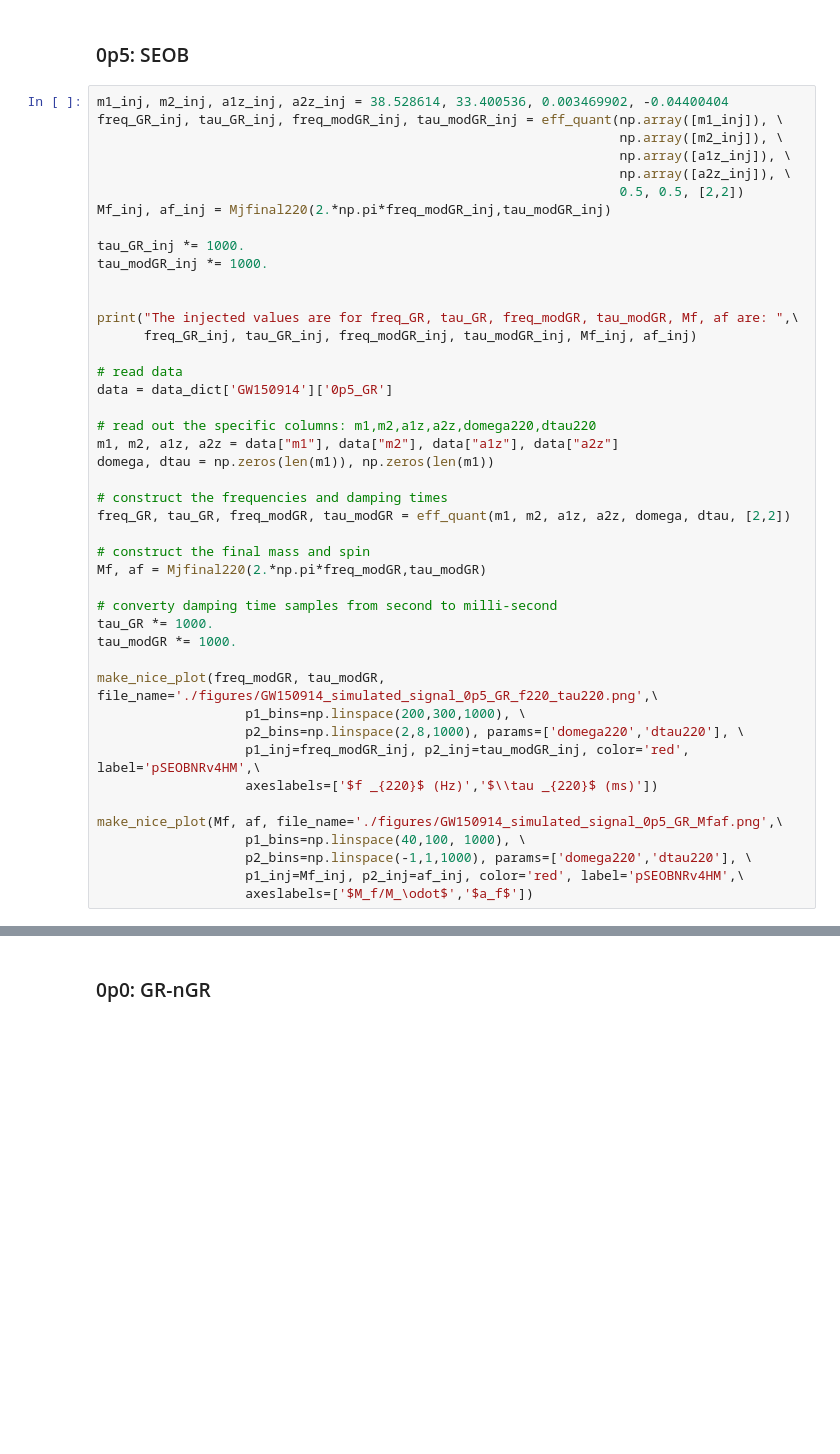
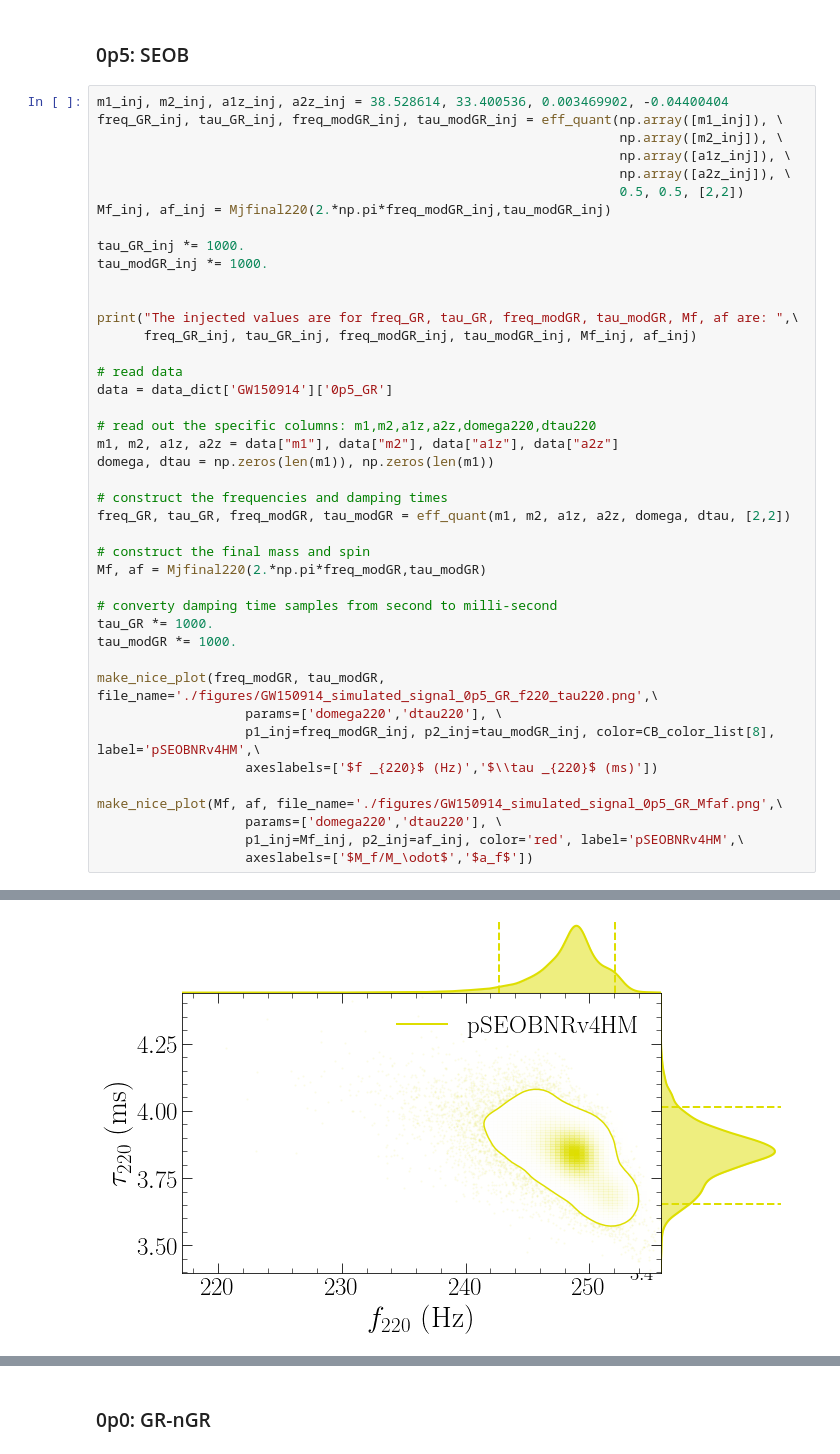
Before and after one commit to abhirup-ghosh/spinqnm, a Jupyter notebook: papers/intro_paper/paper_plots.ipynb, the cells around one changed output, grey strips where cells are left out. Drawn from its saved outputs; the diff is of its cells as text; blank space fills up the shorter version.

```diff
--- a/papers/intro_paper/paper_plots.ipynb
+++ b/papers/intro_paper/paper_plots.ipynb
@@ -580,13 +609,12 @@ tau_GR *= 1000.
 tau_modGR *= 1000.
 
 make_nice_plot(freq_modGR, tau_modGR, file_name='./figures/GW150914_simulated_signal_0p5_GR_f220_tau220.png',\
-                   p1_bins=np.linspace(200,300,1000), \
-                   p2_bins=np.linspace(2,8,1000), params=['domega220','dtau220'], \
-                   p1_inj=freq_modGR_inj, p2_inj=tau_modGR_inj, color='red', label='pSEOBNRv4HM',\
+                   params=['domega220','dtau220'], \
+                   p1_inj=freq_modGR_inj, p2_inj=tau_modGR_inj, color=CB_color_list[8], label='pSEOBNRv4HM',\
                    axeslabels=['$f _{220}$ (Hz)','$\\tau _{220}$ (ms)'])
 
 make_nice_plot(Mf, af, file_name='./figures/GW150914_simulated_signal_0p5_GR_Mfaf.png',\
-                   p1_bins=np.linspace(40,100, 1000), \
-                   p2_bins=np.linspace(-1,1,1000), params=['domega220','dtau220'], \
+                   params=['domega220','dtau220'], \
                    p1_inj=Mf_inj, p2_inj=af_inj, color='red', label='pSEOBNRv4HM',\
                    axeslabels=['$M_f/M_\odot$','$a_f$'])
+# %% [output]
@@ -592,0 +622 @@ make_nice_plot(Mf, af, file_name='./figures/GW150914_simulated_signal_0p5_GR_Mfa
+[figure, added]
```
Also changed, not shown: parts of 23 cells of this notebook, 36 other files.
